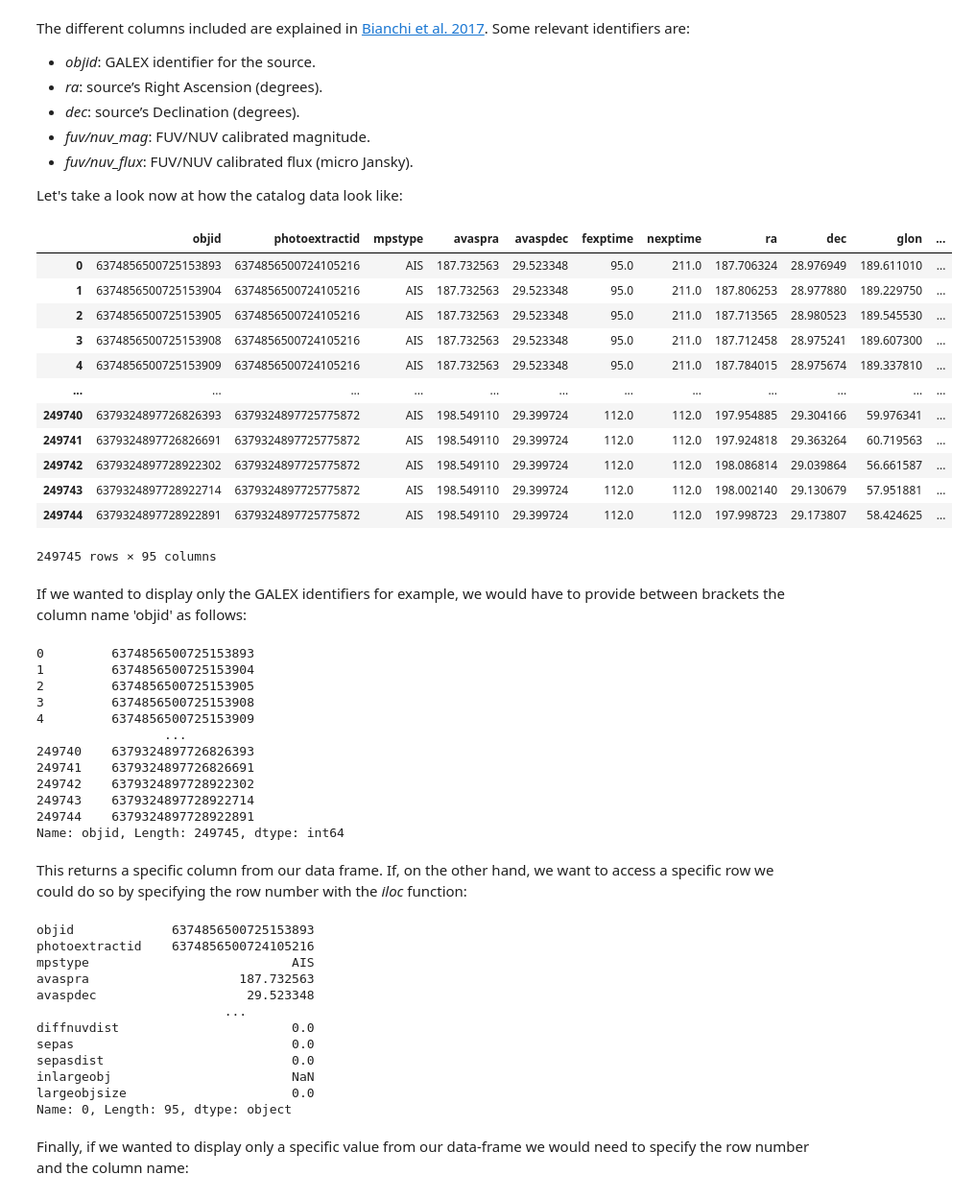
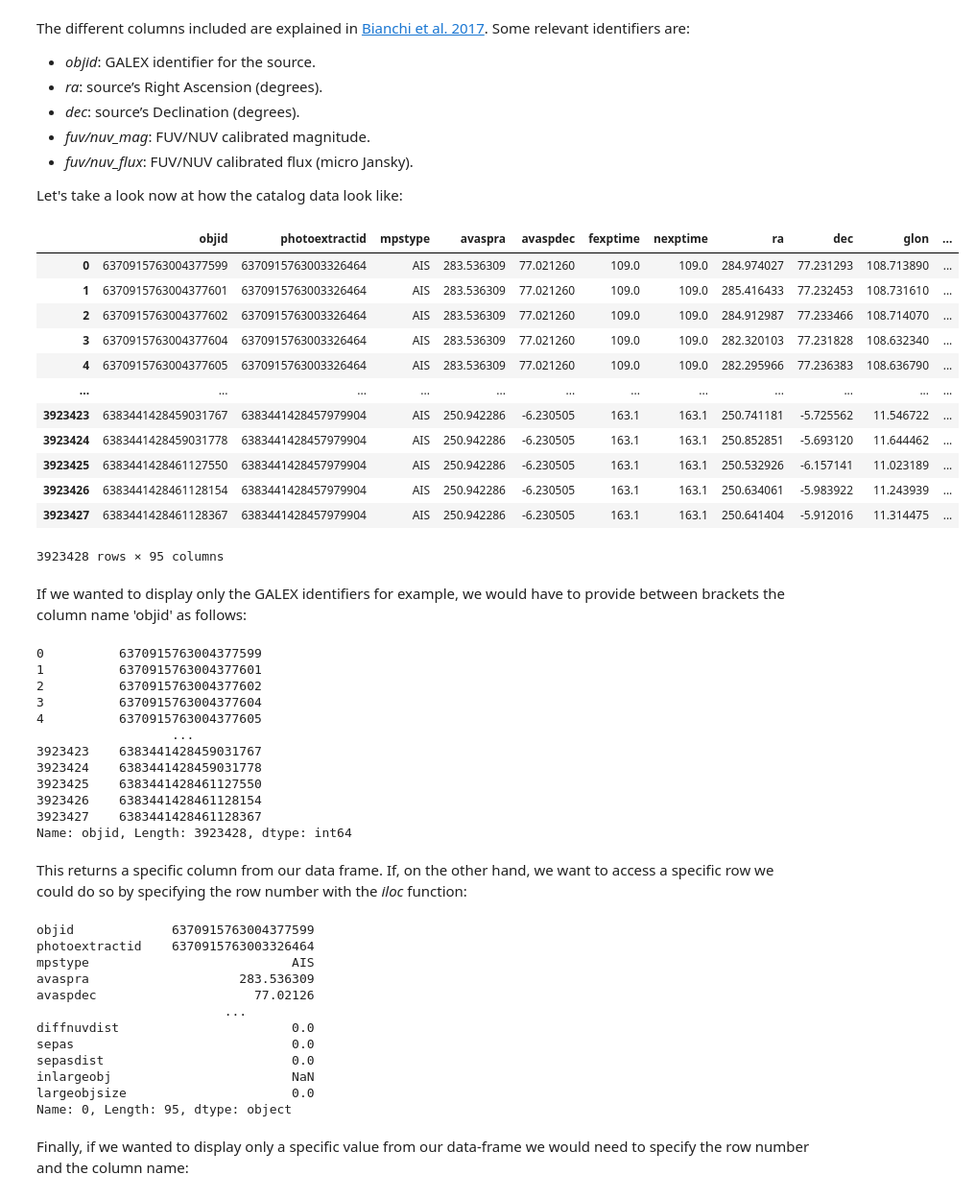
Before and after one commit to ScienceBetter/notebooks-stsci, a Jupyter notebook: UV_excess_in_low_mass_stars/UV_excess_in_low_mass_stars.ipynb, the cells around one changed output. Shown at 96% size. Saved outputs shown, nothing was run; the diff lists cells and outputs as text; code cells hidden in the pictures.

```diff
--- a/UV_excess_in_low_mass_stars/UV_excess_in_low_mass_stars.ipynb
+++ b/UV_excess_in_low_mass_stars/UV_excess_in_low_mass_stars.ipynb
@@ -68,7 +74,7 @@ os.system('gunzip ' + filename)
 # %% [markdown]
 The _.gz_ file has been replace by a _.csv_ file in our current working directory with the same filename as before. Now let's explore the different columns this catalog has, one way to load a _.csv_ file is to use the function _read_csv_ from the _pandas_ module:
 # %%
-GUVCat_85_90 = pd.read_csv('GUVCat_AIS_FOV055_glat85_00N__90_00N.csv',low_memory=False)
+GUVCat_25_30 = pd.read_csv('GUVCat_AIS_FOV055_glat25_00N__30_00N.csv',low_memory=False)
 # %% [markdown]
 ## File structure and data accessing
 
@@ -107,48 +113,48 @@ The different columns included are explained in <a href="https://arxiv.org/pdf/1
 
 Let's take a look now at how the catalog data look like:
 # %%
-GUVCat_85_90
+GUVCat_25_30
 # %% [output]
 |  | objid | photoextractid | mpstype | avaspra | avaspdec | fexptime | nexptime | ra | dec | glon | ... |
-| 0 | 6374856500725153893 | 6374856500724105216 | AIS | 187.732563 | 29.523348 | 95.0 | 211.0 | 187.706324 | 28.976949 | 189.611010 | ... |
-| 1 | 6374856500725153904 | 6374856500724105216 | AIS | 187.732563 | 29.523348 | 95.0 | 211.0 | 187.806253 | 28.977880 | 189.229750 | ... |
-| 2 | 6374856500725153905 | 6374856500724105216 | AIS | 187.732563 | 29.523348 | 95.0 | 211.0 | 187.713565 | 28.980523 | 189.545530 | ... |
-| 3 | 6374856500725153908 | 6374856500724105216 | AIS | 187.732563 | 29.523348 | 95.0 | 211.0 | 187.712458 | 28.975241 | 189.607300 | ... |
-| 4 | 6374856500725153909 | 6374856500724105216 | AIS | 187.732563 | 29.523348 | 95.0 | 211.0 | 187.784015 | 28.975674 | 189.337810 | ... |
+| 0 | 6370915763004377599 | 6370915763003326464 | AIS | 283.536309 | 77.021260 | 109.0 | 109.0 | 284.974027 | 77.231293 | 108.713890 | ... |
+| 1 | 6370915763004377601 | 6370915763003326464 | AIS | 283.536309 | 77.021260 | 109.0 | 109.0 | 285.416433 | 77.232453 | 108.731610 | ... |
+| 2 | 6370915763004377602 | 6370915763003326464 | AIS | 283.536309 | 77.021260 | 109.0 | 109.0 | 284.912987 | 77.233466 | 108.714070 | ... |
+| 3 | 6370915763004377604 | 6370915763003326464 | AIS | 283.536309 | 77.021260 | 109.0 | 109.0 | 282.320103 | 77.231828 | 108.632340 | ... |
+| 4 | 6370915763004377605 | 6370915763003326464 | AIS | 283.536309 | 77.021260 | 109.0 | 109.0 | 282.295966 | 77.236383 | 108.636790 | ... |
 | ... | ... | ... | ... | ... | ... | ... | ... | ... | ... | ... | ... |
-| 249740 | 6379324897726826393 | 6379324897725775872 | AIS | 198.549110 | 29.399724 | 112.0 | 112.0 | 197.954885 | 29.304166 | 59.976341 | ... |
-| 249741 | 6379324897726826691 | 6379324897725775872 | AIS | 198.549110 | 29.399724 | 112.0 | 112.0 | 197.924818 | 29.363264 | 60.719563 | ... |
-| 249742 | 6379324897728922302 | 6379324897725775872 | AIS | 198.549110 | 29.399724 | 112.0 | 112.0 | 198.086814 | 29.039864 | 56.661587 | ... |
-| 249743 | 6379324897728922714 | 6379324897725775872 | AIS | 198.549110 | 29.399724 | 112.0 | 112.0 | 198.002140 | 29.130679 | 57.951881 | ... |
-| 249744 | 6379324897728922891 | 6379324897725775872 | AIS | 198.549110 | 29.399724 | 112.0 | 112.0 | 197.998723 | 29.173807 | 58.424625 | ... |
+| 3923423 | 6383441428459031767 | 6383441428457979904 | AIS | 250.942286 | -6.230505 | 163.1 | 163.1 | 250.741181 | -5.725562 | 11.546722 | ... |
+| 3923424 | 6383441428459031778 | 6383441428457979904 | AIS | 250.942286 | -6.230505 | 163.1 | 163.1 | 250.852851 | -5.693120 | 11.644462 | ... |
+| 3923425 | 6383441428461127550 | 6383441428457979904 | AIS | 250.942286 | -6.230505 | 163.1 | 163.1 | 250.532926 | -6.157141 | 11.023189 | ... |
+| 3923426 | 6383441428461128154 | 6383441428457979904 | AIS | 250.942286 | -6.230505 | 163.1 | 163.1 | 250.634061 | -5.983922 | 11.243939 | ... |
+| 3923427 | 6383441428461128367 | 6383441428457979904 | AIS | 250.942286 | -6.230505 | 163.1 | 163.1 | 250.641404 | -5.912016 | 11.314475 | ... |
-249745 rows × 95 columns
+3923428 rows × 95 columns
 # %% [markdown]
 If we wanted to display only the GALEX identifiers for example, we would have to provide between brackets the column name 'objid' as follows:
 # %%
-print(GUVCat_85_90['objid'])
+print(GUVCat_25_30['objid'])
 # %% [output]
-0         6374856500725153893
-1         6374856500725153904
-2         6374856500725153905
-3         6374856500725153908
-4         6374856500725153909
-                 ...
-249740    6379324897726826393
-249741    6379324897726826691
-249742    6379324897728922302
-249743    6379324897728922714
-249744    6379324897728922891
-Name: objid, Length: 249745, dtype: int64
+0          6370915763004377599
+1          6370915763004377601
+2          6370915763004377602
+3          6370915763004377604
+4          6370915763004377605
+                  ...
+3923423    6383441428459031767
+3923424    6383441428459031778
+3923425    6383441428461127550
+3923426    6383441428461128154
+3923427    6383441428461128367
+Name: objid, Length: 3923428, dtype: int64
 # %% [markdown]
 This returns a specific column from our data frame. If, on the other hand, we want to access a specific row we could do so by specifying the row number with the _iloc_ function:
 # %%
-print(GUVCat_85_90.iloc[0])
+print(GUVCat_25_30.iloc[0])
 # %% [output]
-objid             6374856500725153893
-photoextractid    6374856500724105216
+objid             6370915763004377599
+photoextractid    6370915763003326464
 mpstype                           AIS
-avaspra                    187.732563
-avaspdec                    29.523348
+avaspra                    283.536309
+avaspdec                     77.02126
                          ...
 diffnuvdist                       0.0
 sepas                             0.0
```
Also changed, not shown: parts of 49 cells of this notebook.
